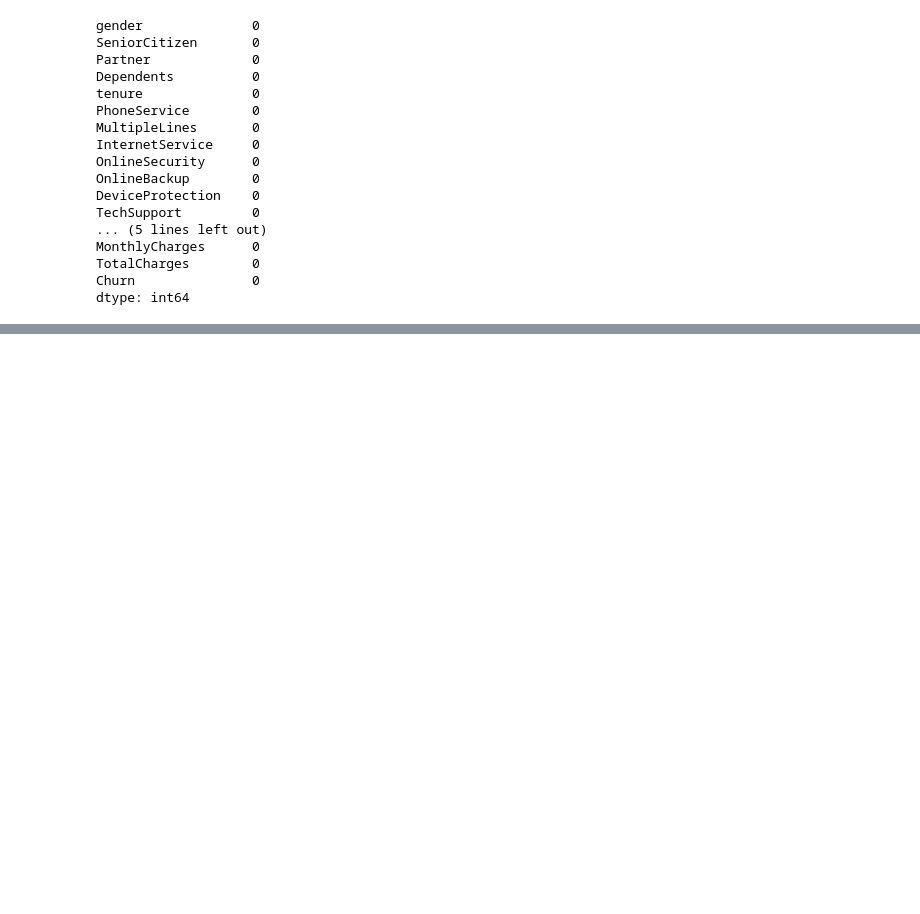
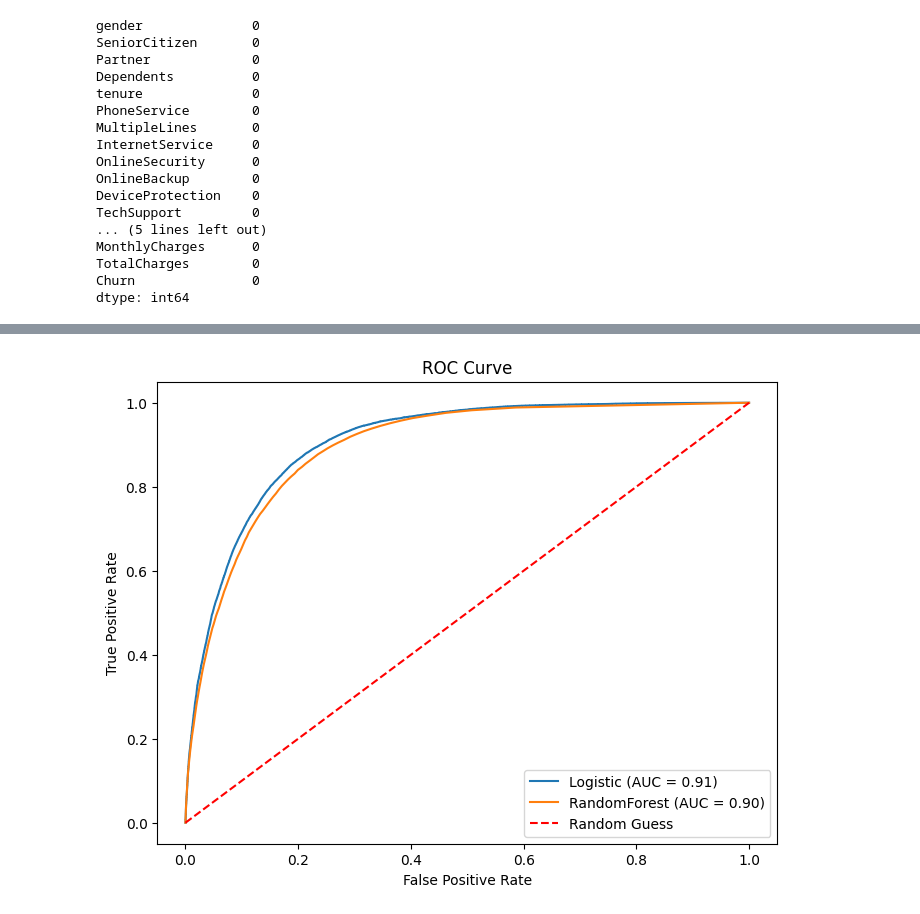
Before and after one commit to shiv2-dot/30-days-ML, a Jupyter notebook: notebooks/predict customerchurn.ipynb, the cells around one changed output, grey strips where cells are left out. Cells and saved outputs as stored; diff of their text form; code cells hidden in the pictures; blank space fills up the shorter version.

Commit message:
trained the model

```diff
--- a/notebooks/predict customerchurn.ipynb
+++ b/notebooks/predict customerchurn.ipynb
@@ -435,0 +470,5 @@ train.describe()
+# %%
+from sklearn.linear_model import LogisticRegression
+
+model = LogisticRegression(max_iter = 10000)
+model.fit(X_train, y_train)
@@ -435,0 +494,5 @@ train.describe()
+# %%
+from sklearn.ensemble import RandomForestClassifier
+
+rf_model = RandomForestClassifier(random_state=42)
+rf_model.fit(X_train, y_train)
@@ -435,0 +520,6 @@ train.describe()
+# %%
+logistic_model = LogisticRegression(max_iter=1000, random_state=42, class_weight='balanced')
+logistic_model.fit(X_train, y_train)
+
+random_forest_model = RandomForestClassifier(n_estimators=100, random_state=42)
+random_forest_model.fit(X_train, y_train)
@@ -435,0 +539,28 @@ train.describe()
+# %%
+y_prob_logistic = logistic_model.predict_proba(X_test)[:,1]
+y_prob_rf = random_forest_model.predict_proba(X_test)[:,1]
+# %%
+from sklearn.metrics import roc_curve, roc_auc_score
+import matplotlib.pyplot as plt
+
+fpr_log, tpr_log, _ = roc_curve(y_test, y_prob_logistic)
+fpr_rf, tpr_rf, _ = roc_curve(y_test, y_prob_rf)
+
+auc_log = roc_auc_score(y_test, y_prob_logistic)
+auc_rf = roc_auc_score(y_test, y_prob_rf)
+
+plt.figure(figsize=(8,6))
+
+plt.plot(fpr_log, tpr_log, label=f'Logistic (AUC = {auc_log:.2f})')
+plt.plot(fpr_rf, tpr_rf, label=f'RandomForest (AUC = {auc_rf:.2f})')
+
+plt.plot([0,1],[0,1],'r--',label="Random Guess")
+
+plt.xlabel("False Positive Rate")
+plt.ylabel("True Positive Rate")
+plt.title("ROC Curve")
+
+plt.legend()
+plt.show()
+# %% [output]
+[figure, added]
```
Also changed, not shown: parts of 26 cells of this notebook.
